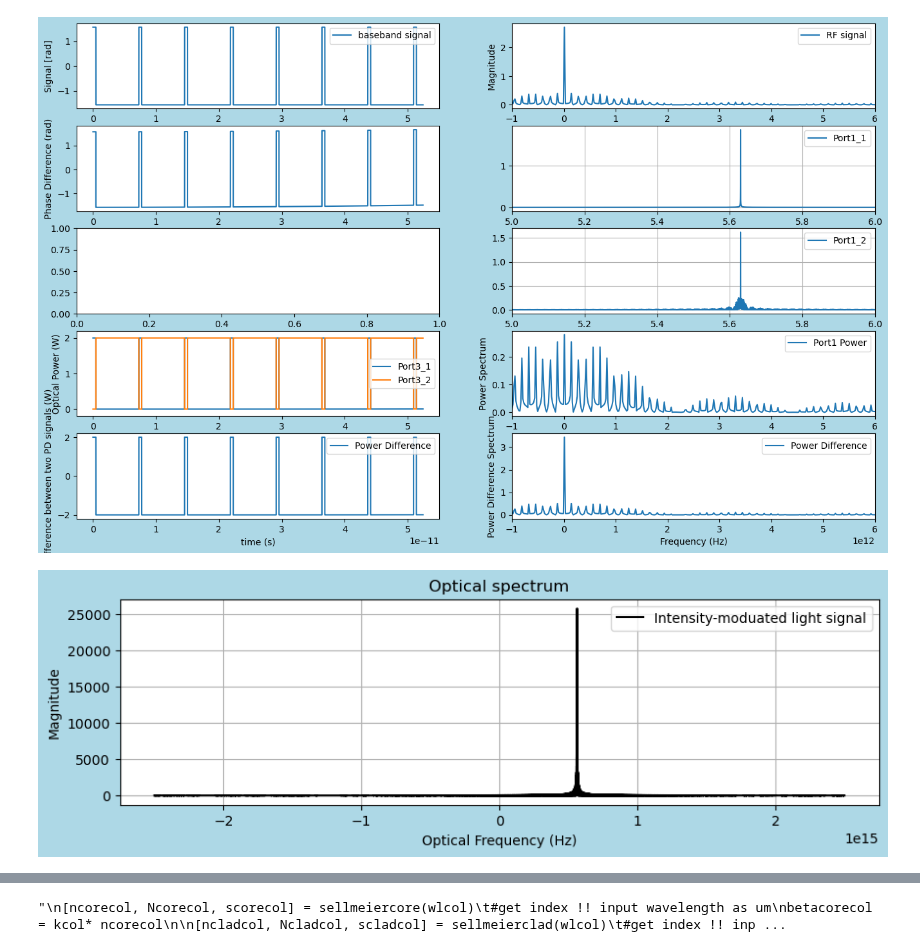
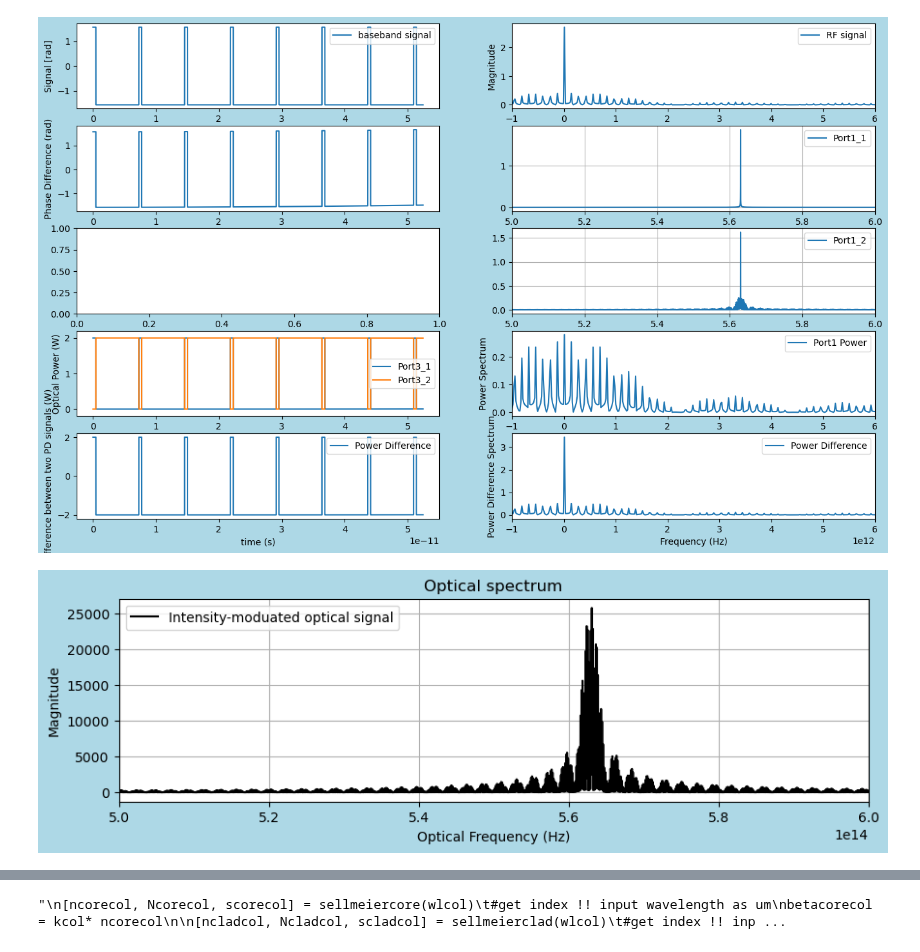
Before and after one commit to tacticstactics/Optical-pulse-broadening, a Jupyter notebook: optical_pulse_broadening_optical_fibers.ipynb, the cells around one changed output, grey strips where cells are left out. Saved outputs shown, nothing was run; the diff lists cells and outputs as text; code cells hidden in the pictures.

```diff
--- a/optical_pulse_broadening_optical_fibers.ipynb
+++ b/optical_pulse_broadening_optical_fibers.ipynb
@@ -282,21 +282,21 @@ Difference Frequency: freq_diff [Hz] 0.00000E+00
 # %%
 
 fft_random_analog_signal = fftshift(fft(Port3_1_EFcol))
 #print('Shape of fft_random_analog_signal (Frequency Domain):', fft_random_analog_signal.shape)
 
 fig1 = plt.figure(figsize = (10,6), facecolor='lightblue')
 
 ax1_1 = fig1.add_subplot(2, 1, 1)
 ax1_1.set_title("Optical spectrum")
-ax1_1.plot(optical_frequencies, np.abs(fft_random_analog_signal),"k",label='Intensity-moduated light signal')
+ax1_1.plot(optical_frequencies, np.abs(fft_random_analog_signal),"k",label='Intensity-moduated optical signal')
 ax1_1.set_xlabel("Optical Frequency (Hz)")
 ax1_1.set_ylabel("Magnitude")
-#ax1_1.set_xlim(190e12,200e12)
+ax1_1.set_xlim(500e12,600e12)
 #ax1_1.set_xlim(0, frequencystep * samplerate * 1.1/1)
 ax1_1.legend()
 ax1_1.grid()
 # %% [output]
-[figure, old version]
+[figure, new version]
 # %%
 def indexes_quartz(o_frequencies):
 
```
Also changed, not shown: parts of 3 cells of this notebook, 1 other file.
